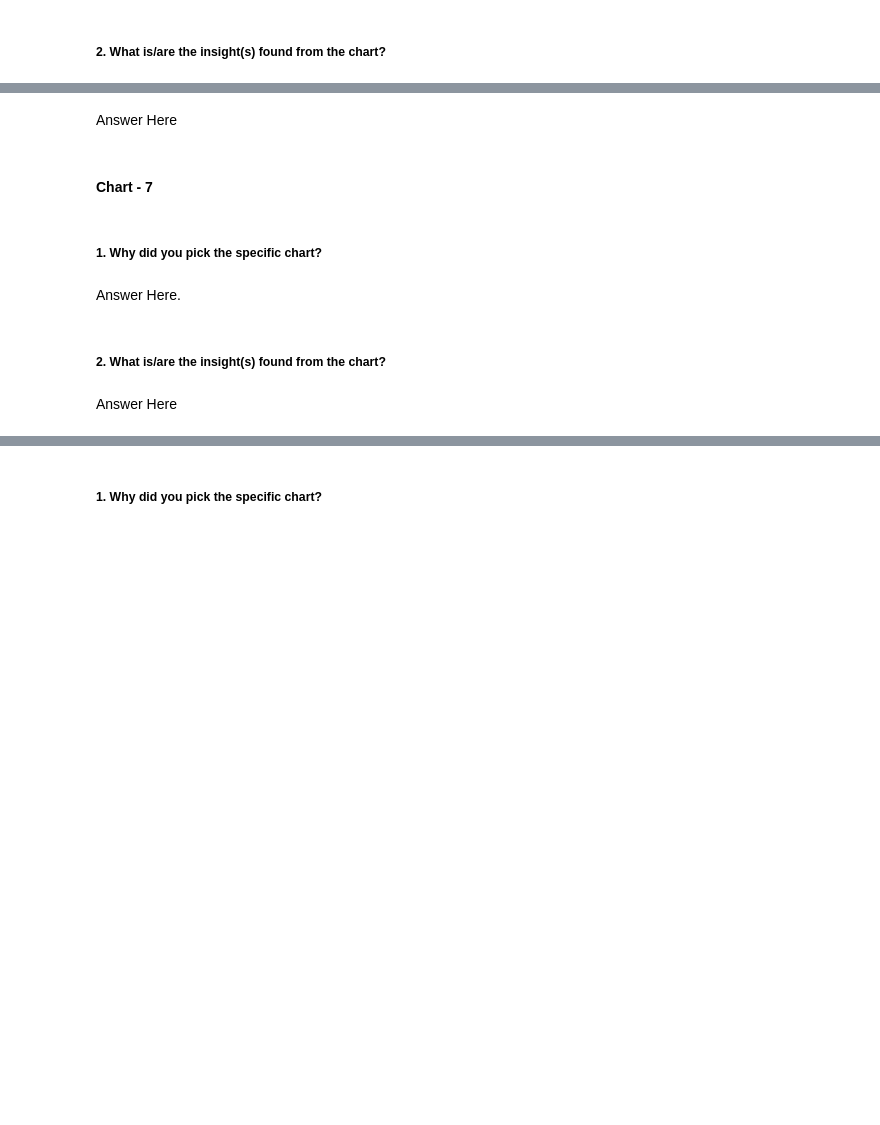
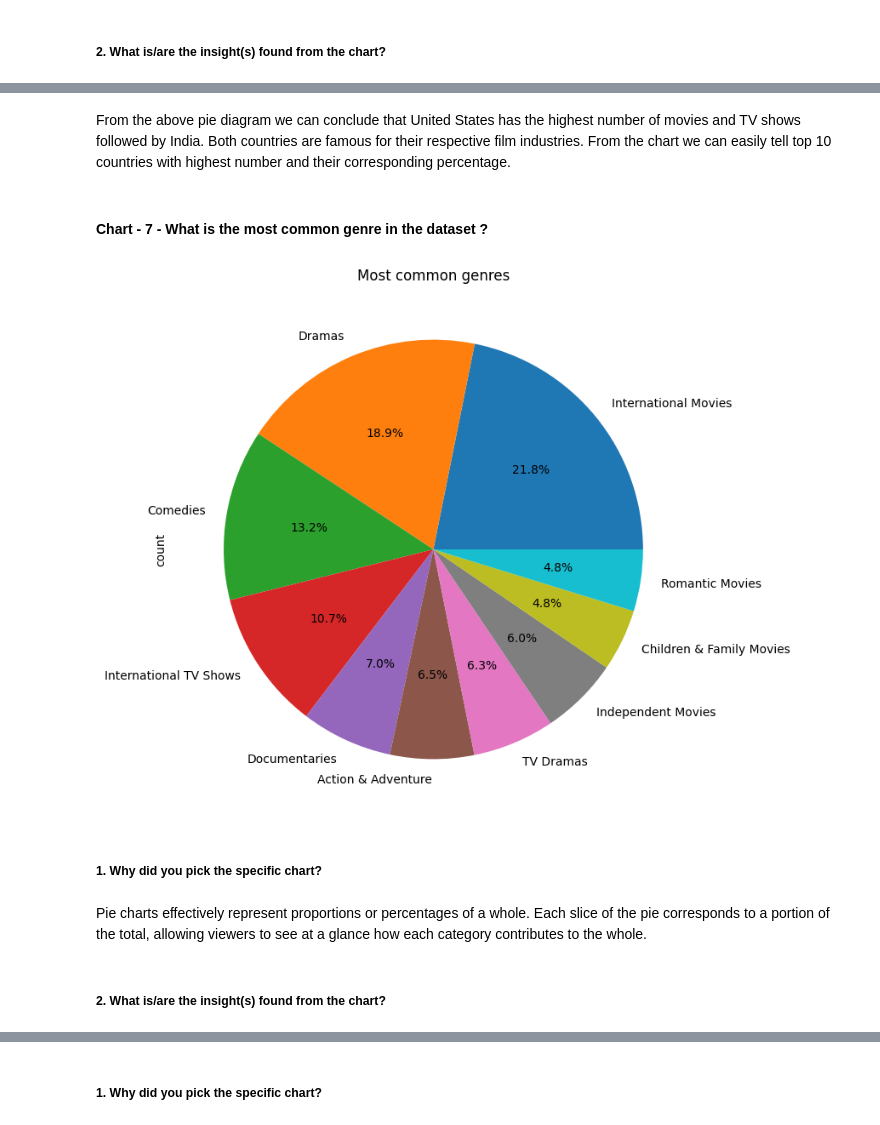
Before and after one commit to ish-war/netflix-movies-shows, a Jupyter notebook: ishwar_ML_project.ipynb, the cells around one changed output, grey strips where cells are left out. Drawn from its saved outputs; the diff is of its cells as text; code cells hidden in the pictures; blank space fills up the shorter version.

```diff
--- a/ishwar_ML_project.ipynb
+++ b/ishwar_ML_project.ipynb
@@ -619,4 +647,0 @@ Are there any insights that lead to negative growth? Justify with specific reaso
-# %% [markdown]
-Answer Here
-# %% [markdown]
-#### Chart - 7
@@ -625,8 +648,18 @@ Answer Here
+# %% [markdown]
+From the above pie diagram we can conclude that United States has the highest number of movies and TV shows followed by India. Both countries are famous for their respective film industries. From the chart we can easily tell top 10 countries with highest number and their corresponding percentage.
+# %% [markdown]
+#### Chart - 7 - What is the most common genre in the dataset ?
+# %%
+# Chart - 7 visualization code
+plt.figure(figsize = (10,8))
+df['listed_in'].str.split(', ').explode().value_counts().head(10).plot(kind='pie', autopct = '%1.1f%%')
+plt.title('Most common genres')
+plt.show()
+# %% [output]
+[figure, added]
 # %% [markdown]
 ##### 1. Why did you pick the specific chart?
-# %% [markdown]
-Answer Here.
+# %% [markdown]
+Pie charts effectively represent proportions or percentages of a whole. Each slice of the pie corresponds to a portion of the total, allowing viewers to see at a glance how each category contributes to the whole.
 # %% [markdown]
 ##### 2. What is/are the insight(s) found from the chart?
-# %% [markdown]
-Answer Here
```
Also changed, not shown: parts of 71 cells of this notebook.
